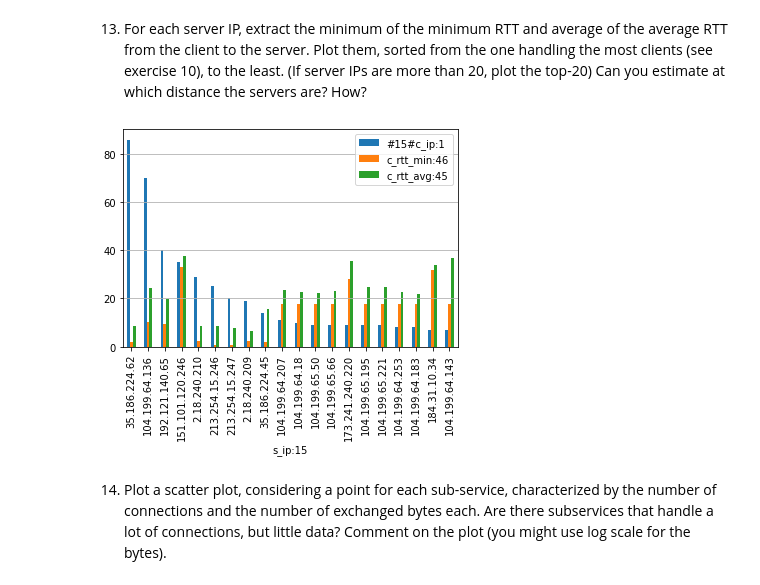
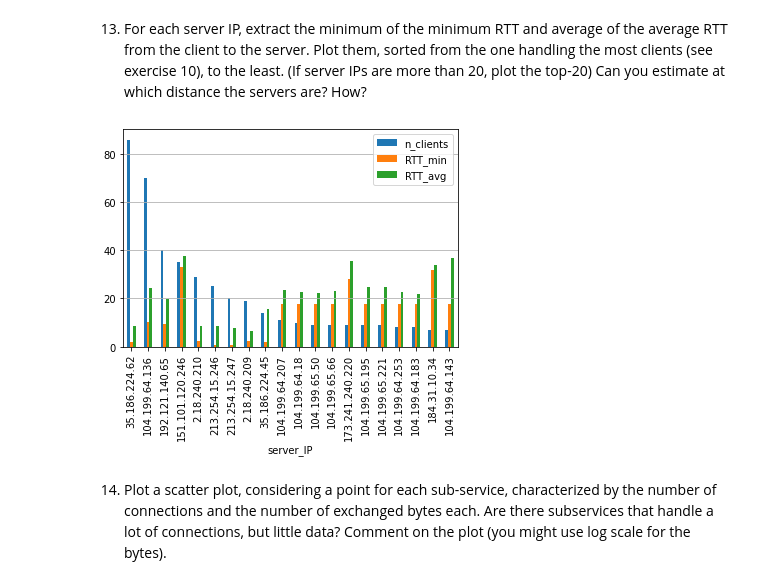
Before and after one commit to AlessioFerra/NML_Group4, a Jupyter notebook: Lab04.ipynb, the cells around one changed output. Saved outputs shown, nothing was run; the diff lists cells and outputs as text; code cells hidden in the pictures.

```diff
--- a/Lab04.ipynb
+++ b/Lab04.ipynb
@@ -325,6 +327,8 @@ for chunk in df_iter:
 new_col = sp_dataf.apply(find_spotify, axis=1)
 # new_col
 sp_dataf.insert(len(sp_dataf.columns), 'hostname', new_col)
+
+sp_dataf = sp_dataf.rename(columns={'#15#c_ip:1':'client_IP', 's_ip:15':'server_IP'})
 # %% [markdown]
 ### 2.1
 
@@ -567,14 +572,15 @@ client to the server. Plot them, sorted from the one handling the most clients (
 # %%
 fig, ax2 = plt.subplots()
 
 a = sp_dataf[(sp_dataf['c_isint:38'] == 1)]\
-        .groupby(['s_ip:15']).agg({'#15#c_ip:1':'nunique', 'c_rtt_min:46':'min', 'c_rtt_avg:45':'mean'})\
-        .sort_values('#15#c_ip:1', ascending=False)\
+        .groupby(['server_IP']).agg({'client_IP':'nunique', 'c_rtt_min:46':'min', 'c_rtt_avg:45':'mean'})\
+        .sort_values('client_IP', ascending=False)\
+        .rename(columns={"client_IP": "n_clients", 'c_rtt_min:46':'RTT_min', 'c_rtt_avg:45':'RTT_avg'})\
         .head(20).plot(kind='bar', ax=ax2)
 
 ax2.grid(axis='y')
 # %% [output]
-[figure, old version]
+[figure, new version]
 # %% [markdown]
 14. Plot a scatter plot, considering a point for each sub-service, characterized by the number of connections and the number of exchanged bytes each. Are there subservices that handle a lot of connections, but little data? Comment on the plot (you might use log scale for the bytes).
 # %%
```
Also changed, not shown: parts of 13 cells of this notebook.
